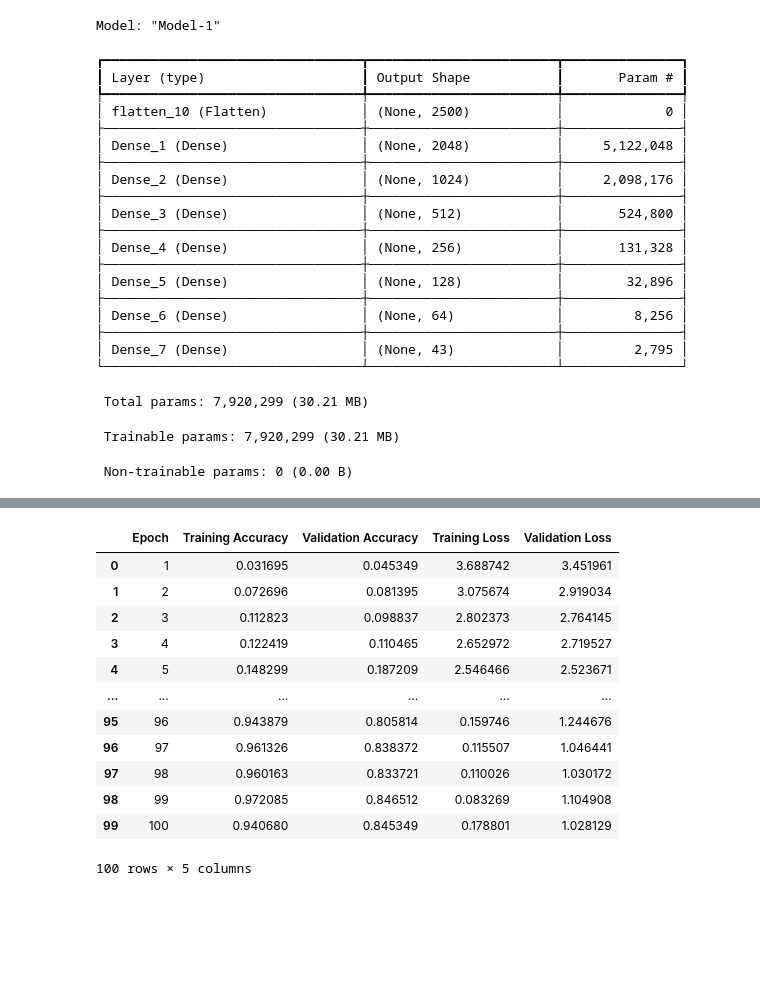
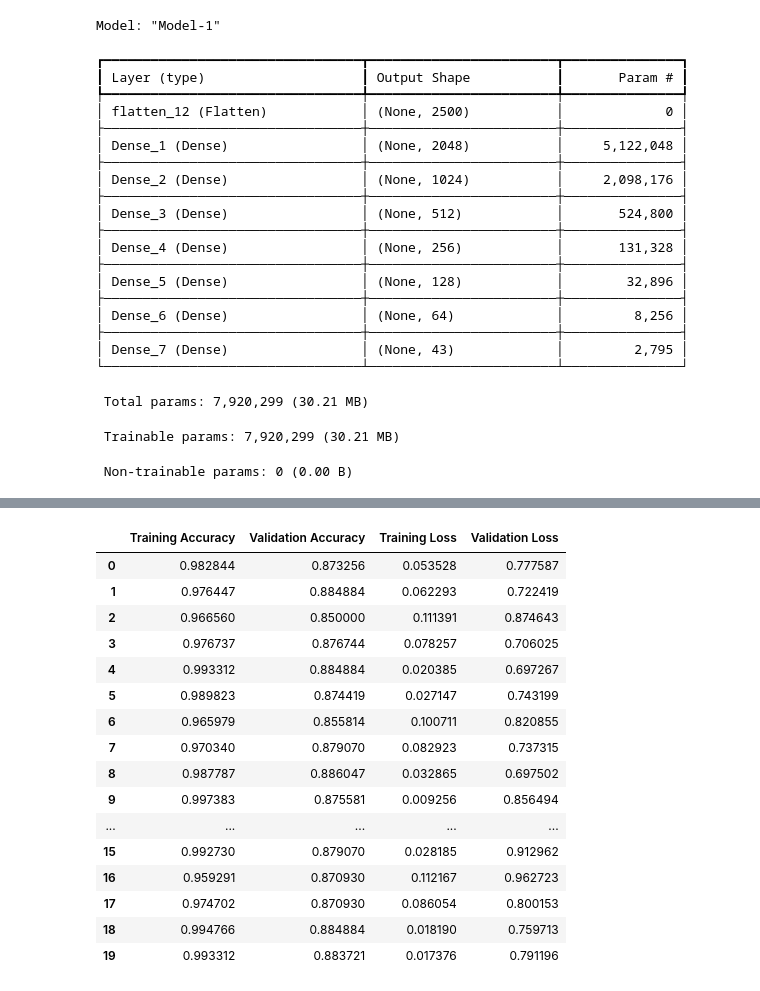
Before and after one commit to ArtinABS/Persian-Alphabet-Recognition, a Jupyter notebook: Models/Neural Network/ANN.ipynb, the cells around one changed output, grey strips where cells are left out. Drawn from its saved outputs; the diff is of its cells as text; code cells hidden in the pictures; blank space fills up the shorter version.

```diff
--- a/Models/Neural Network/ANN.ipynb
+++ b/Models/Neural Network/ANN.ipynb
@@ -11,8 +11,8 @@ from Datasets.DataLoader.DataLoader import DataLoader, LABELS
 DATASET1 = "F:\Programming\Python\Machine Learning\Persian-Alphabet-Recognition\Datasets\DS-1"
 DATASET2 = "F:\Programming\Python\Machine Learning\Persian-Alphabet-Recognition\Datasets\DS-2"
 
-INPUT_SHAPE = (50, 50)
+INPUT_SHAPE = (70, 70)
 CLASSES = 43
 
-EPOCHS = 100
+EPOCHS = 20
 # %%
@@ -76,23 +55,23 @@ Y-Test : (860,)
 # %%
-model = Sequential(name='Model-1')
+model_1 = Sequential(name='Model-1')
 
-model.add(layers.Input(shape=INPUT_SHAPE))
-model.add(layers.Flatten())
-model.add(layers.Dense(units=2048, activation='relu', use_bias=True, name='Dense_1'))
-model.add(layers.Dense(units=1024, activation='relu', use_bias=True, name='Dense_2'))
-model.add(layers.Dense(units=512, activation='relu', use_bias=True, name='Dense_3'))
-model.add(layers.Dense(units=256, activation='relu', use_bias=True, name='Dense_4'))
-model.add(layers.Dense(units=128, activation='relu', use_bias=True, name='Dense_5'))
-model.add(layers.Dense(units=64, activation='relu', use_bias=True, name='Dense_6'))
-model.add(layers.Dense(units=CLASSES, activation='softmax', use_bias=True, name='Dense_7'))
+model_1.add(layers.Input(shape=INPUT_SHAPE))
+model_1.add(layers.Flatten())
+model_1.add(layers.Dense(units=2048, activation='relu', use_bias=True, name='Dense_1'))
+model_1.add(layers.Dense(units=1024, activation='relu', use_bias=True, name='Dense_2'))
+model_1.add(layers.Dense(units=512, activation='relu', use_bias=True, name='Dense_3'))
+model_1.add(layers.Dense(units=256, activation='relu', use_bias=True, name='Dense_4'))
+model_1.add(layers.Dense(units=128, activation='relu', use_bias=True, name='Dense_5'))
+model_1.add(layers.Dense(units=64, activation='relu', use_bias=True, name='Dense_6'))
+model_1.add(layers.Dense(units=CLASSES, activation='softmax', use_bias=True, name='Dense_7'))
 
-model.summary()
+model_1.summary()
 # %% [output]
 Model: "Model-1"
 ┏━━━━━━━━━━━━━━━━━━━━━━━━━━━━━━━━━┳━━━━━━━━━━━━━━━━━━━━━━━━┳━━━━━━━━━━━━━━━┓
 ┃ Layer (type)                    ┃ Output Shape           ┃       Param # ┃
 ┡━━━━━━━━━━━━━━━━━━━━━━━━━━━━━━━━━╇━━━━━━━━━━━━━━━━━━━━━━━━╇━━━━━━━━━━━━━━━┩
-│ flatten_10 (Flatten)            │ (None, 2500)           │             0 │
+│ flatten_12 (Flatten)            │ (None, 2500)           │             0 │
 ├─────────────────────────────────┼────────────────────────┼───────────────┤
 │ Dense_1 (Dense)                 │ (None, 2048)           │     5,122,048 │
 ├─────────────────────────────────┼────────────────────────┼───────────────┤
@@ -112,12 +91,11 @@ Model: "Model-1"
  Trainable params: 7,920,299 (30.21 MB)
  Non-trainable params: 0 (0.00 B)
 # %%
-model.compile(optimizer='adam', loss=keras.losses.sparse_categorical_crossentropy, metrics=['accuracy'])
+model_1.compile(optimizer='adam', loss=keras.losses.sparse_categorical_crossentropy, metrics=['accuracy'])
 
-history = model.fit(X_train, y_train, epochs=EPOCHS, validation_data=(X_test, y_test))
+history = model_1.fit(X_train, y_train, epochs=EPOCHS, validation_data=(X_test, y_test))
 
-history_df = pd.DataFrame({
-    'Epoch': range(1, len(history.history['accuracy']) + 1),
+history_df_1 = pd.DataFrame({
     'Training Accuracy': history.history['accuracy'],
     'Validation Accuracy': history.history['val_accuracy'],
     'Training Loss': history.history['loss'],
@@ -125,5 +103,5 @@ history_df = pd.DataFrame({
 })
 
 
-display(history_df)
+display(history_df_1)
 # %% [output]
@@ -147,14 +125,18 @@ Epoch 100/100
-|  | Epoch | Training Accuracy | Validation Accuracy | Training Loss | Validation Loss |
-| 0 | 1 | 0.031695 | 0.045349 | 3.688742 | 3.451961 |
-| 1 | 2 | 0.072696 | 0.081395 | 3.075674 | 2.919034 |
-| 2 | 3 | 0.112823 | 0.098837 | 2.802373 | 2.764145 |
-| 3 | 4 | 0.122419 | 0.110465 | 2.652972 | 2.719527 |
-| 4 | 5 | 0.148299 | 0.187209 | 2.546466 | 2.523671 |
-| ... | ... | ... | ... | ... | ... |
-| 95 | 96 | 0.943879 | 0.805814 | 0.159746 | 1.244676 |
-| 96 | 97 | 0.961326 | 0.838372 | 0.115507 | 1.046441 |
-| 97 | 98 | 0.960163 | 0.833721 | 0.110026 | 1.030172 |
-| 98 | 99 | 0.972085 | 0.846512 | 0.083269 | 1.104908 |
-| 99 | 100 | 0.940680 | 0.845349 | 0.178801 | 1.028129 |
+|  | Training Accuracy | Validation Accuracy | Training Loss | Validation Loss |
+| 0 | 0.982844 | 0.873256 | 0.053528 | 0.777587 |
+| 1 | 0.976447 | 0.884884 | 0.062293 | 0.722419 |
+| 2 | 0.966560 | 0.850000 | 0.111391 | 0.874643 |
+| 3 | 0.976737 | 0.876744 | 0.078257 | 0.706025 |
+| 4 | 0.993312 | 0.884884 | 0.020385 | 0.697267 |
+| 5 | 0.989823 | 0.874419 | 0.027147 | 0.743199 |
+| 6 | 0.965979 | 0.855814 | 0.100711 | 0.820855 |
+| 7 | 0.970340 | 0.879070 | 0.082923 | 0.737315 |
+| 8 | 0.987787 | 0.886047 | 0.032865 | 0.697502 |
+| 9 | 0.997383 | 0.875581 | 0.009256 | 0.856494 |
+| ... | ... | ... | ... | ... |
+| 15 | 0.992730 | 0.879070 | 0.028185 | 0.912962 |
+| 16 | 0.959291 | 0.870930 | 0.112167 | 0.962723 |
+| 17 | 0.974702 | 0.870930 | 0.086054 | 0.800153 |
+| 18 | 0.994766 | 0.884884 | 0.018190 | 0.759713 |
+| 19 | 0.993312 | 0.883721 | 0.017376 | 0.791196 |
-100 rows × 5 columns
 # %%
```
Also changed, not shown: parts of 3 cells of this notebook.
